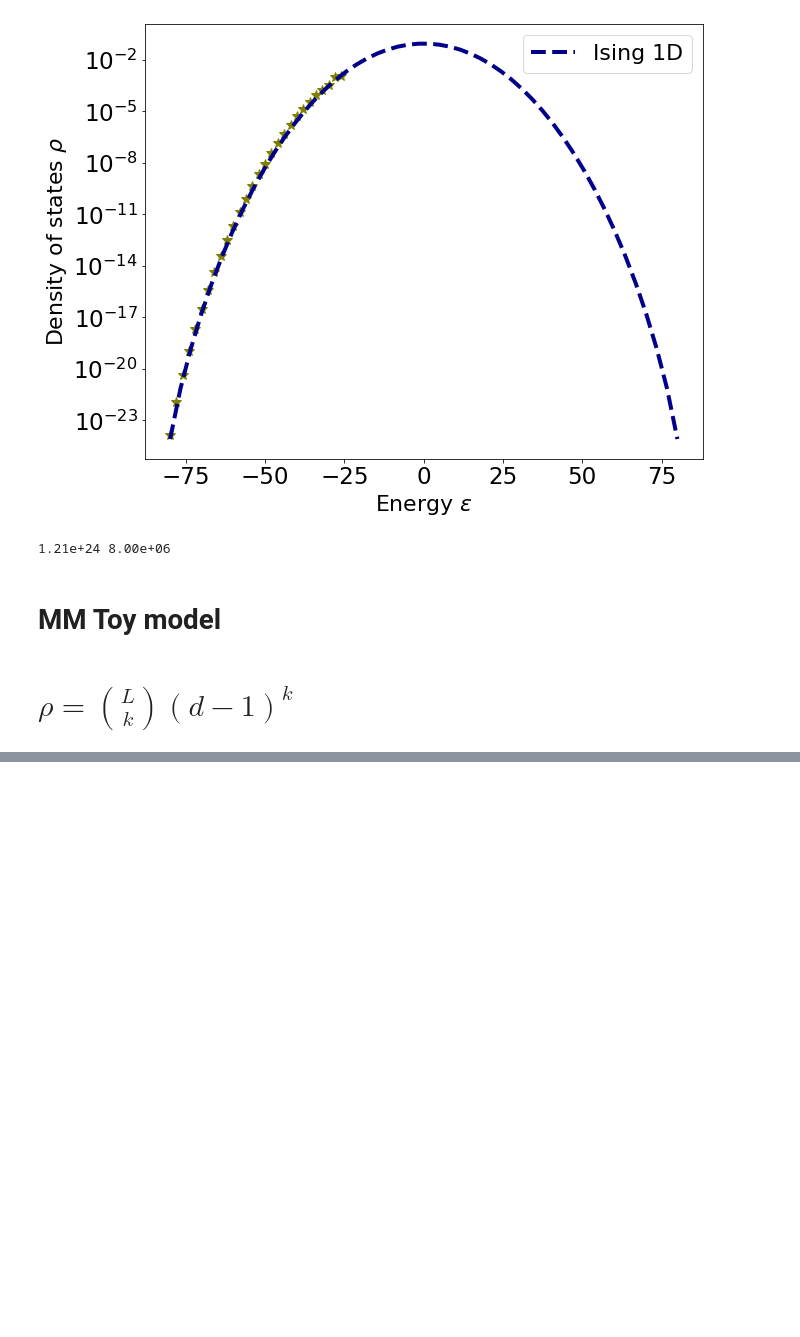
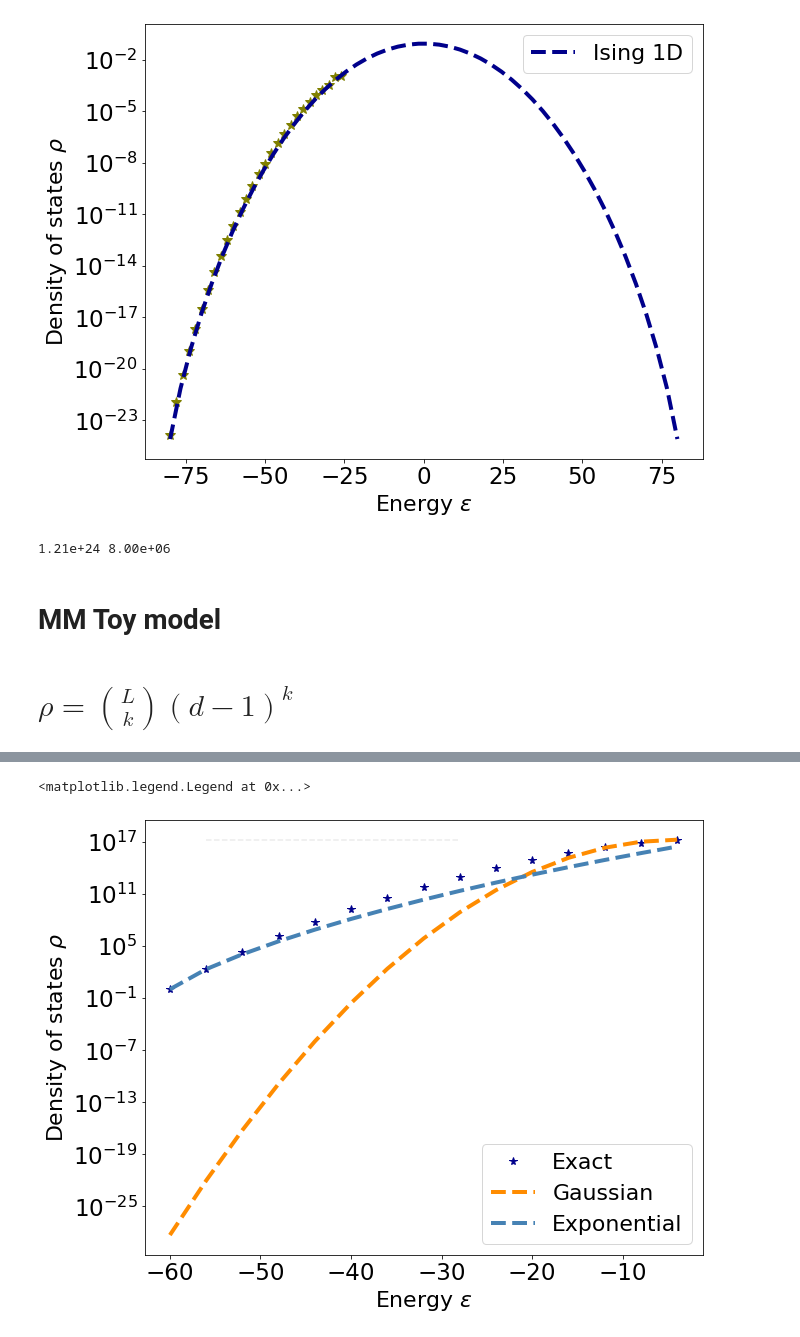
Before and after one commit to rmorantovar/Immune_System, a Jupyter notebook: Jupyter_Notebooks/5_Geometric_exponent.ipynb, the cells around one changed output, grey strips where cells are left out. Saved outputs shown, nothing was run; the diff lists cells and outputs as text; code cells hidden in the pictures; blank space fills up the shorter version.

```diff
--- a/Jupyter_Notebooks/5_Geometric_exponent.ipynb
+++ b/Jupyter_Notebooks/5_Geometric_exponent.ipynb
@@ -266,0 +68,27 @@ np.shape(B_cells_seqs)
+# %%
+fig, ax = plt.subplots(figsize = (10,8))
+
+def P0_gaussian(k, d, L):
+    return d**L*np.exp(-0.5*((((d-1)*L)/d)-k)**2/(((d-1)/(d**2))*L))/(np.sqrt(2*np.pi*(((d-1)/(d**2))*L)))
+def P0(k, d, L):
+    return np.exp(k*(np.log((L/k)*(d-1))))
+
+
+ax.plot(e0*(k-L), sc.comb(L, k)*(d-1)**k , linewidth = 0 , label = 'Exact', color = 'darkblue', linestyle = '--', marker = '*', ms = 8);
+
+ax.plot(e0*(k-L), P0_gaussian(k, d, L) , linewidth = 4 , label = 'Gaussian', color = 'darkorange', linestyle = '--');
+
+ax.plot(e0*(k-L), P0(k, d, L) , linewidth = 4 , label = 'Exponential', color = 'steelblue', linestyle = '--');
+
+
+ax.hlines((d-1)**L, -(L-1)*e0, -(L-1)/2*e0, linestyle = '--', alpha = .3, color = 'silver')
+#ax.vlines(-e0*L/d, ax.get_ylim()[0], ax.get_ylim()[1], linestyle = '--', alpha = .3, color = 'silver')
+
+ax.set_yscale('log');
+ax.set_xlabel('Energy $\epsilon$', fontsize = 22)
+ax.set_ylabel(r'Density of states $\rho$', fontsize = 22)
+ax.tick_params(labelsize = 23)
+ax.legend(loc = 0, fontsize = 22)
+# %% [output]
+<matplotlib.legend.Legend at 0x...>
+[figure, added]
```
Also changed, not shown: parts of 43 cells of this notebook, 54 other files.
